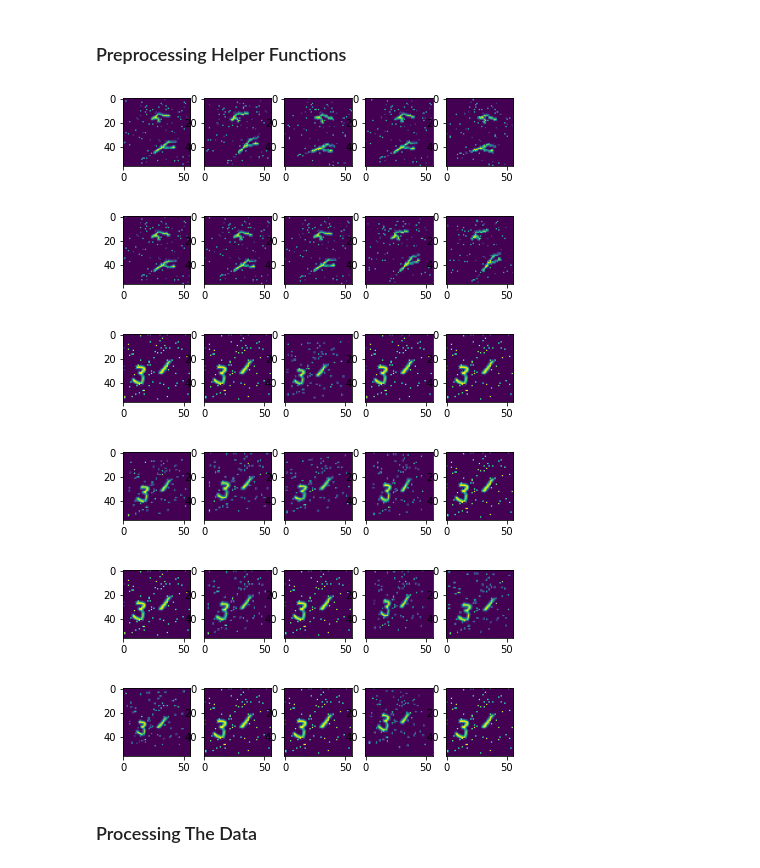
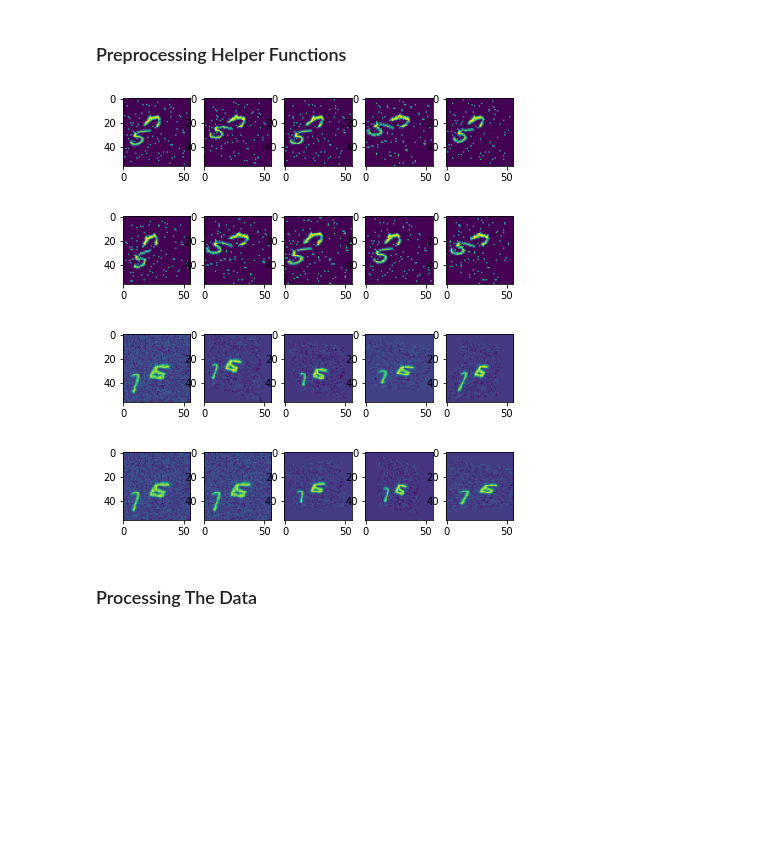
Before and after one commit to shubymao/comp551-p3, a Jupyter notebook: Project_3_Notebook.ipynb, the cells around one changed output. Cells and saved outputs as stored; diff of their text form; code cells hidden in the pictures; blank space fills up the shorter version.

```diff
--- a/Project_3_Notebook.ipynb
+++ b/Project_3_Notebook.ipynb
@@ -84,35 +84,33 @@ def img_grid(row,col,imgs):
     # plt.colorbar()
     plt.show()
 # %%
-affine_manager = RandomAffine(20,shear=5)
+affine_manager = RandomAffine(30, scale=(0.9,1.1), shear=10)
 def generate_affine(image_tensor, num):
     outputs = []
     for _ in range(num):
       outputs.append(affine_manager(image_tensor))
     return outputs
 
-sample_tensor = torch.from_numpy(training_data[5000,None]).float()
+sample_tensor = torch.from_numpy(training_data[989,None]).float()
 affined_tensors = map(lambda x: x[0], generate_affine(sample_tensor,9))
 img_grid(2,5,[sample_tensor[0],*affined_tensors])
 # %% [output]
-[figure, old version]
+[figure, new version]
-[figure, old version]
+[figure, new version]
 # %%
-perspective_manager = RandomPerspective(0.3)
+perspective_manager = RandomPerspective(0.5)
 def generate_pespective(image_tensor, num):
     outputs = []
     for _ in range(num):
       outputs.append(perspective_manager(image_tensor))
     return outputs
 
-sample_tensor = torch.from_numpy(training_data[2000,None]).float()
-perspective_tensors = map(lambda x: x[0], generate_pespective(sample_tensor,19))
-img_grid(4,5,[sample_tensor[0],*perspective_tensors])
+sample_tensor = torch.from_numpy(training_data[999,None]).float()
+perspective_tensors = map(lambda x: x[0], generate_pespective(sample_tensor,9))
+img_grid(2,5,[sample_tensor[0],*perspective_tensors])
 # %% [output]
-[figure, old version]
+[figure, new version]
-[figure, old version]
+[figure, new version]
-[figure, removed]
-[figure, removed]
 # %%
 # transform all data to the output format
 def process_training_data(data, labels, affine_cnt = 0, perspective_cnt = 0):
```
Also changed, not shown: parts of 6 cells of this notebook.
